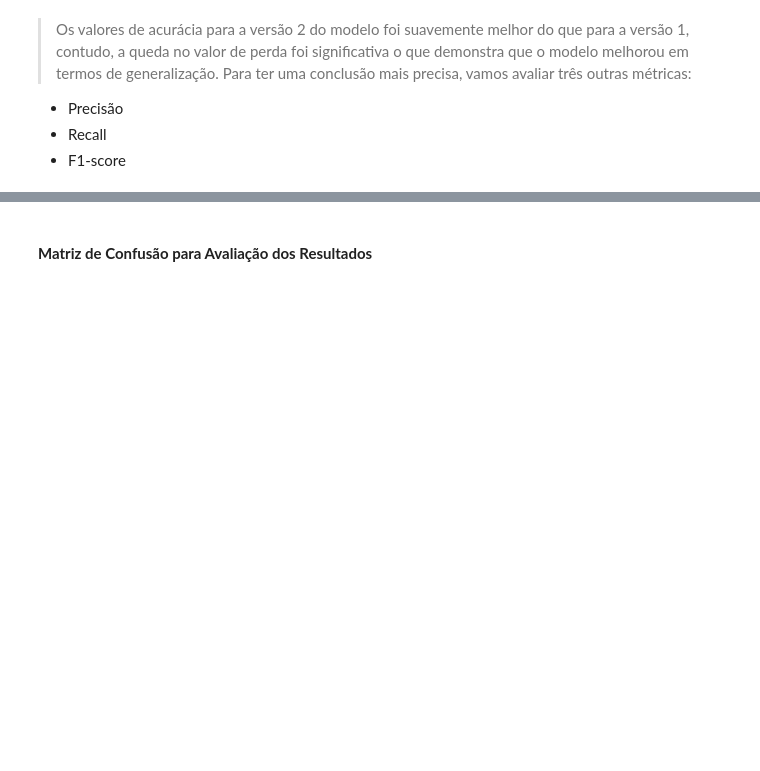
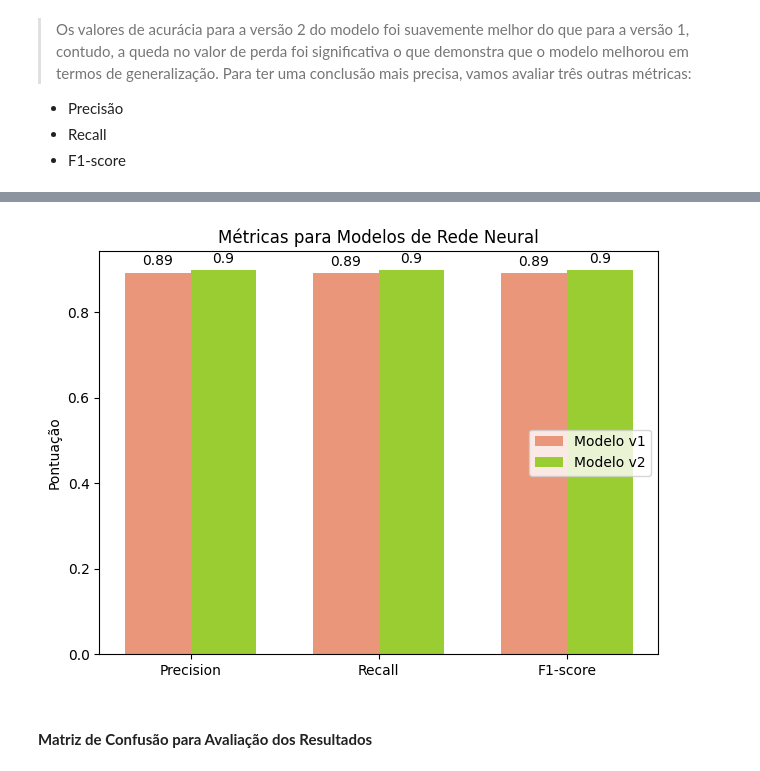
Before and after one commit to anycarolinys/projeto_visao_computacional, a Jupyter notebook: visao_computacional.ipynb, the cells around one changed output, grey strips where cells are left out. Drawn from its saved outputs; the diff is of its cells as text; code cells hidden in the pictures; blank space fills up the shorter version.

Commit message:
Add gráficos de comparação e README

```diff
--- a/visao_computacional.ipynb
+++ b/visao_computacional.ipynb
@@ -458,6 +606,6 @@ y_pred_discrete = np.argmax(y_pred, axis=1)
 
 precision_v1, recall_v1, f1_score_v1, _ =precision_recall_fscore_support(y_true, y_pred_discrete, average='macro')
 
-y_pred = neural_network_modelv1.predict(x_test)
+y_pred = neural_network_modelv2.predict(x_test)
 y_pred_discrete = np.argmax(y_pred, axis=1)
 precision_v2, recall_v2, f1_score_v2, _ =precision_recall_fscore_support(y_true, y_pred_discrete, average='macro')
@@ -464,3 +615,45 @@ precision_v2, recall_v2, f1_score_v2, _ =precision_recall_fscore_support(y_true,
+# %%
+# Labels para os modelos
+# Labels para os modelos
+metrics = ['Precision', 'Recall', 'F1-score']
+
+# Posições no eixo x para cada barra
+x = np.arange(len(metrics))
+
+# Largura das barras
+width = 0.35
+
+# Criando o gráfico de barras
+fig, ax = plt.subplots()
+
+# Adicionando as barras para cada métrica do modelo 1
+rectangles1 = ax.bar(x - width/2, [precision_v1, recall_v1, f1_score_v1], width, color= 'darksalmon', label='Modelo v1')
+
+# Adicionando as barras para cada métrica do modelo 2
+rectangles2 = ax.bar(x + width/2, [precision_v2, recall_v2, f1_score_v2], width, color= 'yellowgreen', label='Modelo v2')
+
+
+def autolabel(rectangles):
+    for rect in rectangles:
+        height = rect.get_height()
+        ax.annotate('{}'.format(round(height, 2)),
+                    xy=(rect.get_x() + rect.get_width() / 2, height),
+                    xytext=(0, 3),  # Offset
+                    textcoords="offset points",
+                    ha='center', va='bottom')
+
+autolabel(rectangles1)
+autolabel(rectangles2)
+
+ax.set_ylabel('Pontuação')
+ax.set_title('Métricas para Modelos de Rede Neural')
+ax.set_xticks(x)
+ax.set_xticklabels(metrics)
+ax.legend(loc='center right')
+plt.tight_layout()
+plt.show()
+# %% [output]
+[figure, added]
 # %% [markdown]
 #### **Matriz de Confusão para Avaliação dos Resultados**
 # %%
```
Also changed, not shown: parts of 35 cells of this notebook, 4 other files.
